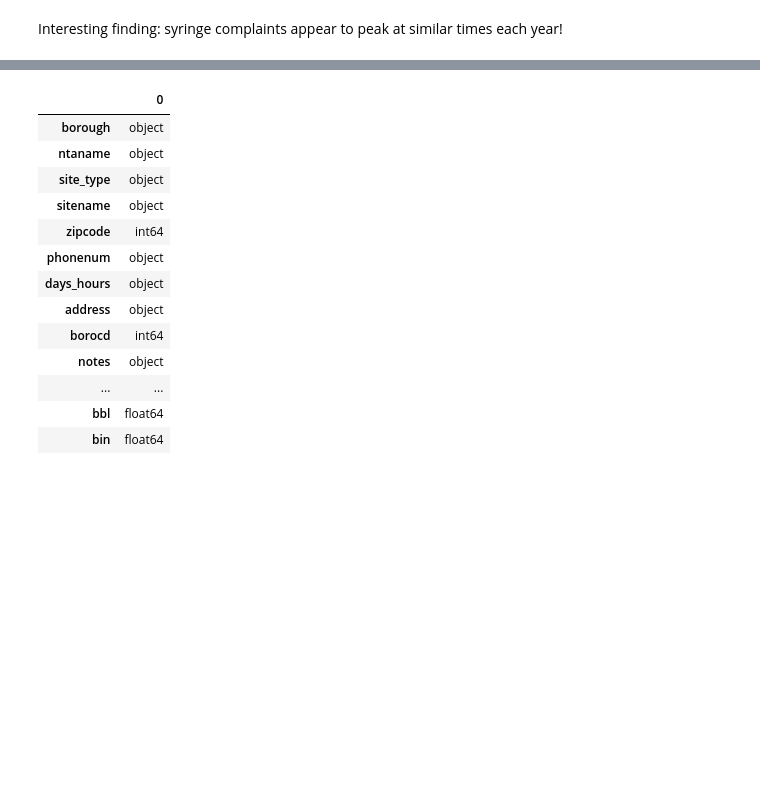
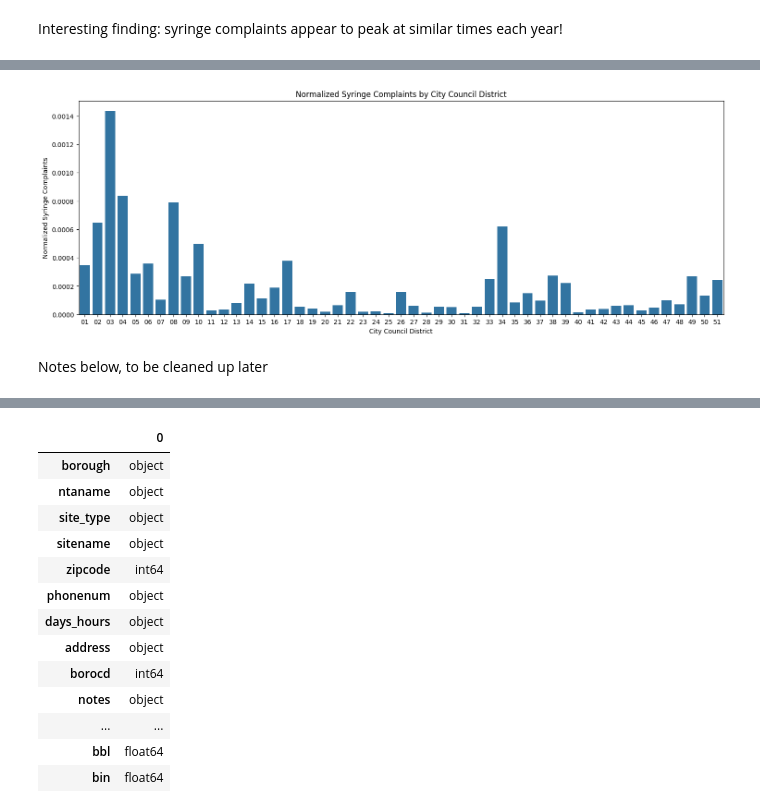
Before and after one commit to abretti/em212-applied-data-science, a Jupyter notebook: Final_Project.ipynb, the cells around one changed output, grey strips where cells are left out. Drawn from its saved outputs; the diff is of its cells as text; code cells hidden in the pictures; blank space fills up the shorter version.

```diff
--- a/Final_Project.ipynb
+++ b/Final_Project.ipynb
@@ -120,0 +225,18 @@ plt.show()
+# %%
+# Group by city council district and count the total complaints and syringe complaints
+complaints_by_ccd = all_311_complaints.groupby('district').agg(all_complaints=('unique_key', 'count'), syringe_complaints=('descriptor', lambda x: (x == 'Syringes').sum()))
+
+# Next, calculate the normalized syringe complaints
+complaints_by_ccd['normalized_syringe_complaints'] = complaints_by_ccd['syringe_complaints'] / complaints_by_ccd['all_complaints']
+# %%
+# Plot the normalized syringe complaints by city council district
+plt.figure(figsize=(18, 6))
+sns.barplot(data = complaints_by_ccd['normalized_syringe_complaints'])
+plt.xlabel('City Council District')
+plt.ylabel('Normalized Syringe Complaints')
+plt.title('Normalized Syringe Complaints by City Council District')
+plt.show()
+# %% [output]
+[figure, added]
+# %% [markdown]
+Notes below, to be cleaned up later
```
Also changed, not shown: parts of 31 cells of this notebook.
